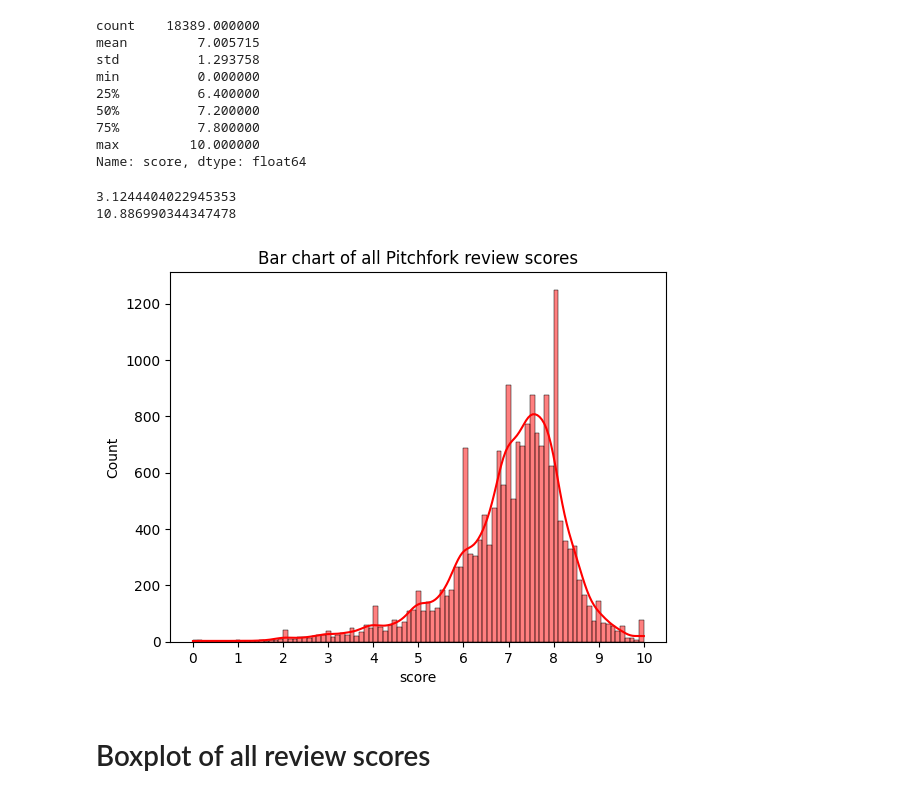
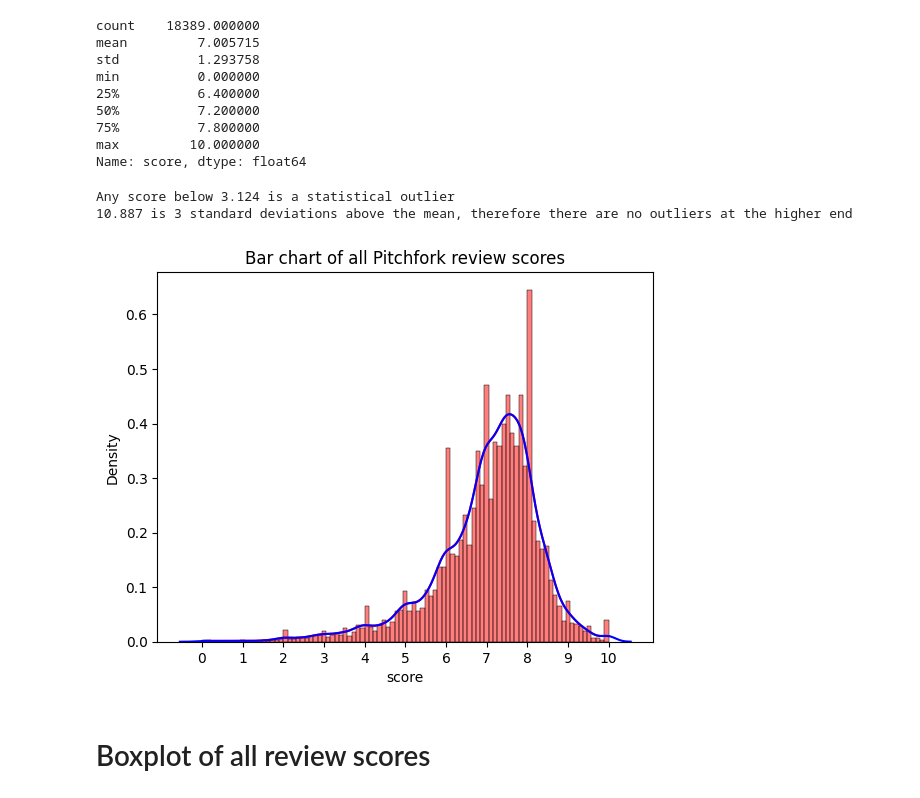
Before and after one commit to Data1234321/Portfolio, a Jupyter notebook: pitchfork-reviews-eda-in-python.ipynb, the cells around one changed output. Cells and saved outputs as stored; diff of their text form; code cells hidden in the pictures.

Commit message:
Kaggle Notebook | Pitchfork Reviews - EDA in Python | Version 18

```diff
--- a/pitchfork-reviews-eda-in-python.ipynb
+++ b/pitchfork-reviews-eda-in-python.ipynb
@@ -133,17 +133,18 @@ Name: score, dtype: float64
 # %%
 mean = pitchfork_clean['score'].mean()
 std_deviation = pitchfork_clean['score'].std()
-print(mean - 3*std_deviation)
-print(mean + 3*std_deviation)
+print(f"Any score below {round(mean - 3*std_deviation, 3)} is a statistical outlier")
+print(f"{round(mean + 3*std_deviation,3)} is 3 standard deviations above the mean, therefore there are no outliers at the higher end")
 # %% [output]
-3.1244404022945353
-10.886990344347478
+Any score below 3.124 is a statistical outlier
+10.887 is 3 standard deviations above the mean, therefore there are no outliers at the higher end
 # %%
-sns.histplot(pitchfork_clean['score'], kde=True, color='red')
+sns.histplot(pitchfork_clean['score'], kde=True, color='red', stat='density')
+sns.kdeplot(pitchfork_clean['score'], color='blue')
 plt.title('Bar chart of all Pitchfork review scores')
 plt.xticks(range(11));
 # %% [output]
-[figure, old version]
+[figure, new version]
 # %% [markdown]
 # Boxplot of all review scores
 # %%
```
Also changed, not shown: parts of 3 cells of this notebook.
